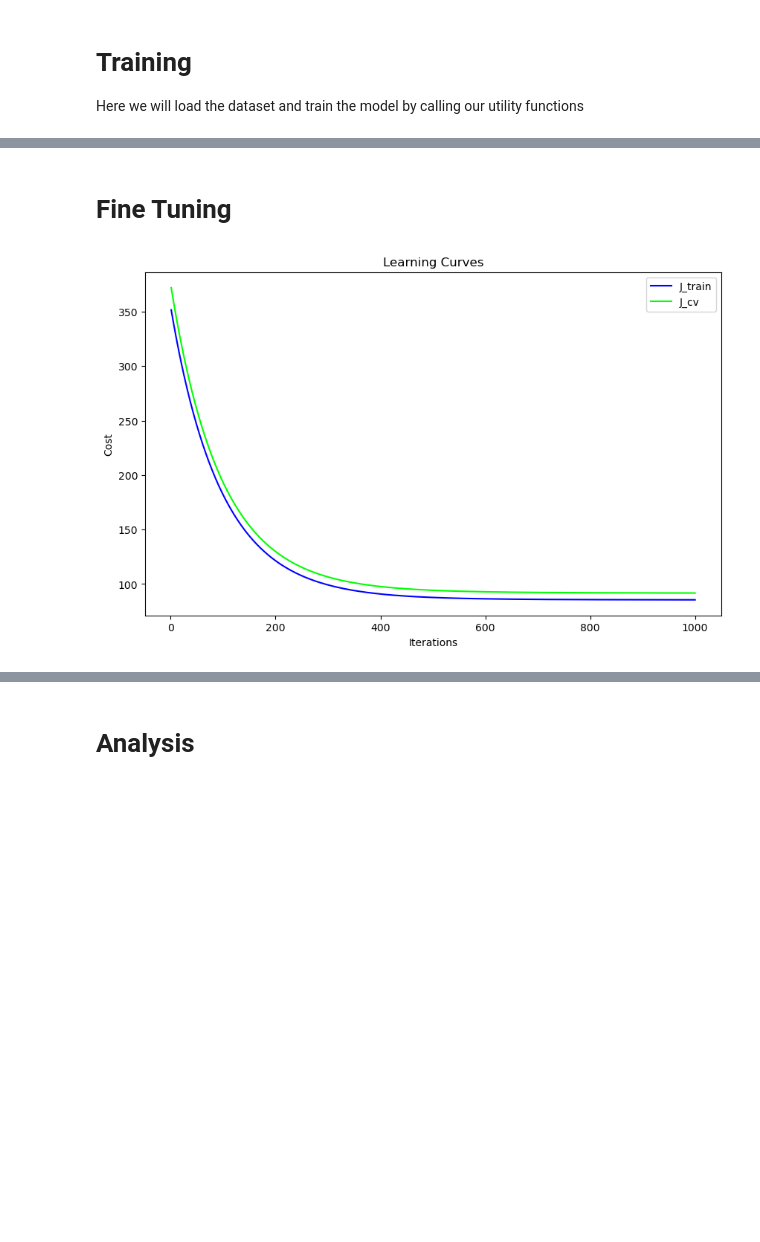
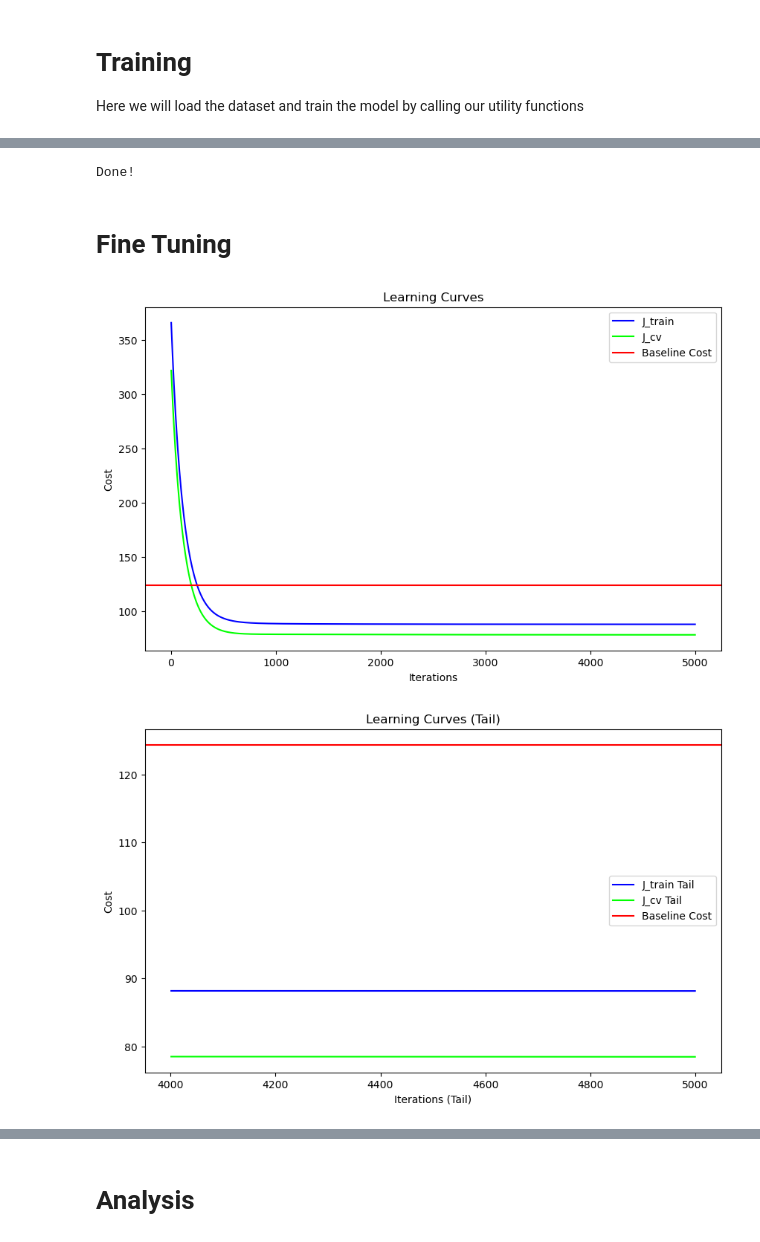
Before and after one commit to sachinallums/cs129LairWaitTime, a Jupyter notebook: wait_time_model.ipynb, the cells around one changed output, grey strips where cells are left out. Saved outputs shown, nothing was run; the diff lists cells and outputs as text; code cells hidden in the pictures; blank space fills up the shorter version.

```diff
--- a/wait_time_model.ipynb
+++ b/wait_time_model.ipynb
@@ -158,7 +162,7 @@ def compute_gradient(X, y, w, b, lambda_=0):
     """
     m = X.shape[0]
     error = (X @ w) + b - y
-    dj_dw = ((np.transpose(X) @ error) + (lambda_ * w)) / m
+    dj_dw = ((X.T @ error) + (lambda_ * w)) / m
     dj_db = np.sum(error) / m
     return dj_db, dj_dw
 # %%
@@ -201,8 +205,8 @@ def gradient_descent(X, y, X_cv, y_cv, w_in, b_in, cost_function, gradient_funct
 
         # Save cost J at each iteration
         if i<100000:      # prevent resource exhaustion
-            J_train_history.append( cost_function(X, y, w, b, lambda_=lambda_))
-            J_cv_history.append( cost_function(X_cv, y_cv, w, b, lambda_=lambda_))
+            J_train_history.append( cost_function(X, y, w, b, lambda_=0)) # Don't Regularize When Evaluating
+            J_cv_history.append( cost_function(X_cv, y_cv, w, b, lambda_=0))
 
         # Print cost every at intervals 10 times or as many iterations if < 10
         if i% math.ceil(num_iters / 10) == 0:
@@ -347,3 +353,39 @@ def baseline_mean_error(dataset):
 # %% [markdown]
 # Plotting Utility Functions
+# %%
+def plot_learning_curves(J_train_history, J_cv_history, J_baseline, tail_fraction=0.2):
+    """
+    Plot learning curves for training and cross-validation sets, along with a baseline cost.
+
+    Parameters:
+    - J_train_history: List of training set costs.
+    - J_cv_history: List of cross-validation set costs.
+    - J_baseline: A single number representing a baseline cost to plot as a horizontal line.
+    - tail_fraction: The fraction of the data from the end to plot in a separate graph. Default is 0.2.
+    """
+    iterations = range(1, len(J_train_history) + 1)
+    tail_size = int(len(J_train_history) * tail_fraction)
+
+    # Main plot
+    plt.figure(figsize=(10, 6))
+    plt.plot(iterations, J_train_history, label='J_train', color='blue')
+    plt.plot(iterations, J_cv_history, label='J_cv', color='lime')
+    plt.axhline(y=J_baseline, color='red', linestyle='-', label='Baseline Cost')
+    plt.xlabel('Iterations')
+    plt.ylabel('Cost')
+    plt.legend()
+    plt.title('Learning Curves')
+    plt.show()
+
+    # Tail plot
+    if tail_size > 0:
+        plt.figure(figsize=(10, 6))
+        plt.plot(iterations[-tail_size:], J_train_history[-tail_size:], label='J_train Tail', color='blue')
+        plt.plot(iterations[-tail_size:], J_cv_history[-tail_size:], label='J_cv Tail', color='lime')
+        plt.axhline(y=J_baseline, color='red', linestyle='-', label='Baseline Cost')
+        plt.xlabel('Iterations (Tail)')
+        plt.ylabel('Cost')
+        plt.legend()
+        plt.title('Learning Curves (Tail)')
+        plt.show()
 # %%
@@ -525,8 +569,15 @@ prediction: 14.08, target value: 13
+# %%
+# Train Random Forest
+random_forest_regressor = train_random_forest(X_train_scaled, y_train)
+# %% [output]
+Done!
 # %% [markdown]
 # Fine Tuning
 # %%
 # Plot Learning Curves for J_train and J_cv to diagnose bias and variance
-plot_learning_curves(J_train_hist, J_cv_hist)
+J_baseline = baseline_cost(y_baseline, y_train)
+plot_learning_curves(J_train_hist, J_cv_hist, J_baseline)
 # %% [output]
-[figure, old version]
+[figure, new version]
+[figure, added]
 # %%
```
Also changed, not shown: parts of 19 cells of this notebook, 4 other files.
